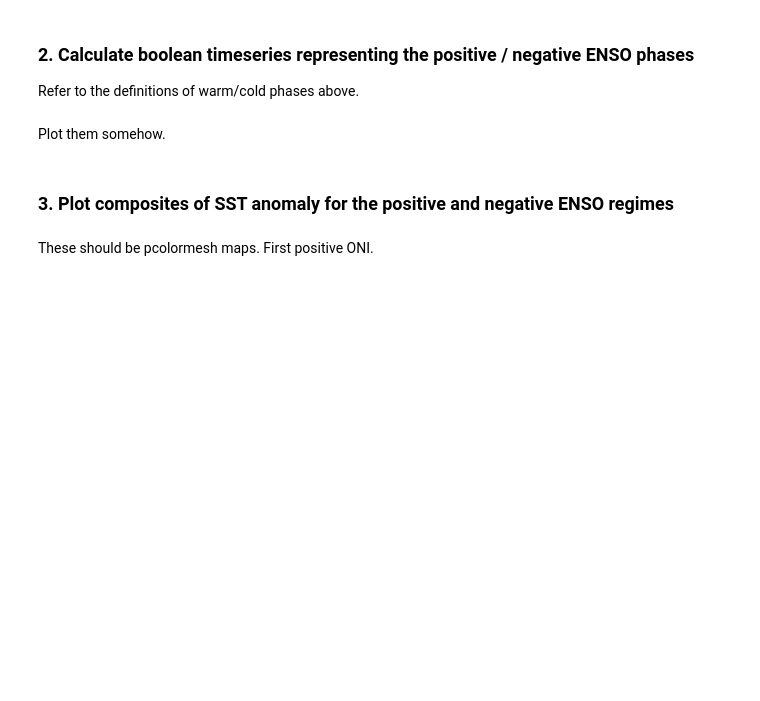
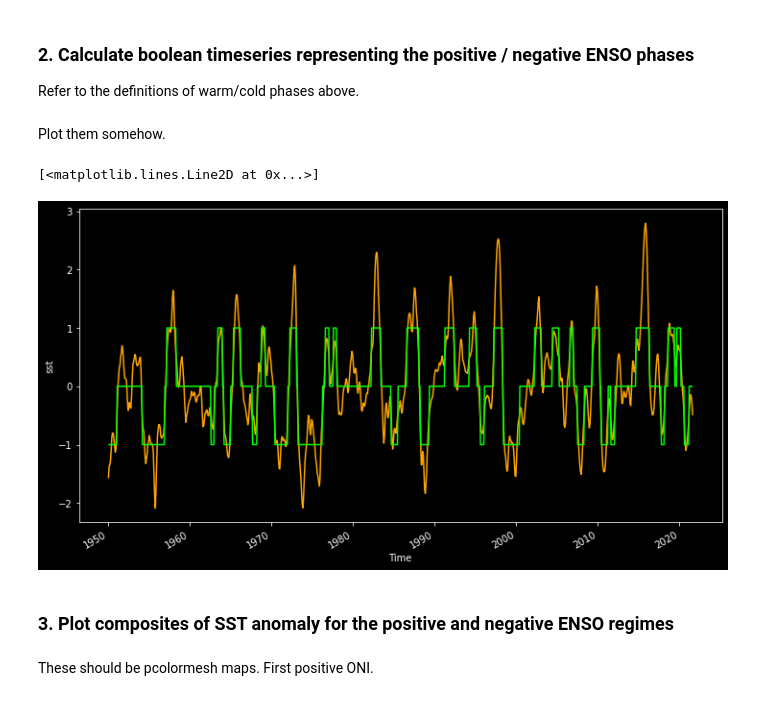
Before and after one commit to DRUFS/Tasks-Python-Research-Computing-, a Jupyter notebook: more_xarray.ipynb, the cells around one changed output. Cells and saved outputs as stored; diff of their text form; code cells hidden in the pictures; blank space fills up the shorter version.

```diff
--- a/more_xarray.ipynb
+++ b/more_xarray.ipynb
@@ -210,8 +255,33 @@ Refer to the definitions of warm/cold phases above.
 # plt.title(label = "Cloud Area Low");
 
 # whereLow
+
+
+"""
+********** CROSS REFERENCED SOLUTIONS ON COURSEWORKS ANNOUNCEMENTS **********
+"""
+
+
+oniPos = ((oni > 0.5).rolling(time = 5, center = True).sum() == 5).rolling(time = 5, center = True).max()
+
+oniNeg = ((oni < -0.5).rolling(time = 5, center = True).sum() == 5).rolling(time = 5, center = True).max()
+
+oniBinary = oniPos - oniNeg
+
+oniBinary;
 # %% [markdown]
 Plot them somehow.
+# %%
+"""
+********** CROSS REFERENCED SOLUTIONS ON COURSEWORKS ANNOUNCEMENTS **********
+"""
+
+oni.plot(color = "orange")
+
+oniBinary.plot(color = "lime")
+# %% [output]
+[<matplotlib.lines.Line2D at 0x...>]
+[figure, added]
 # %% [markdown]
 ### 3. Plot composites of SST anomaly for the positive and negative ENSO regimes
 # %% [markdown]
```
Also changed, not shown: parts of 26 cells of this notebook.
